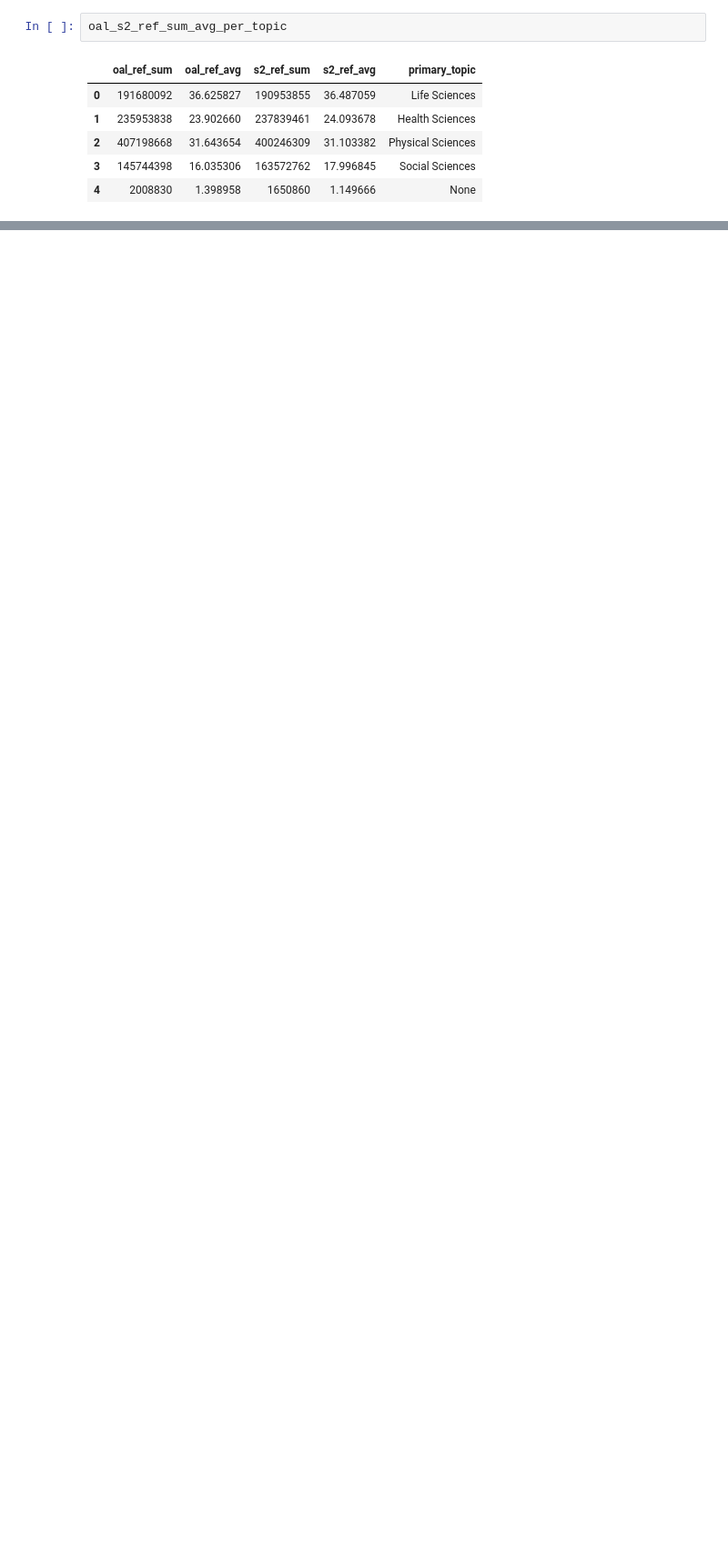
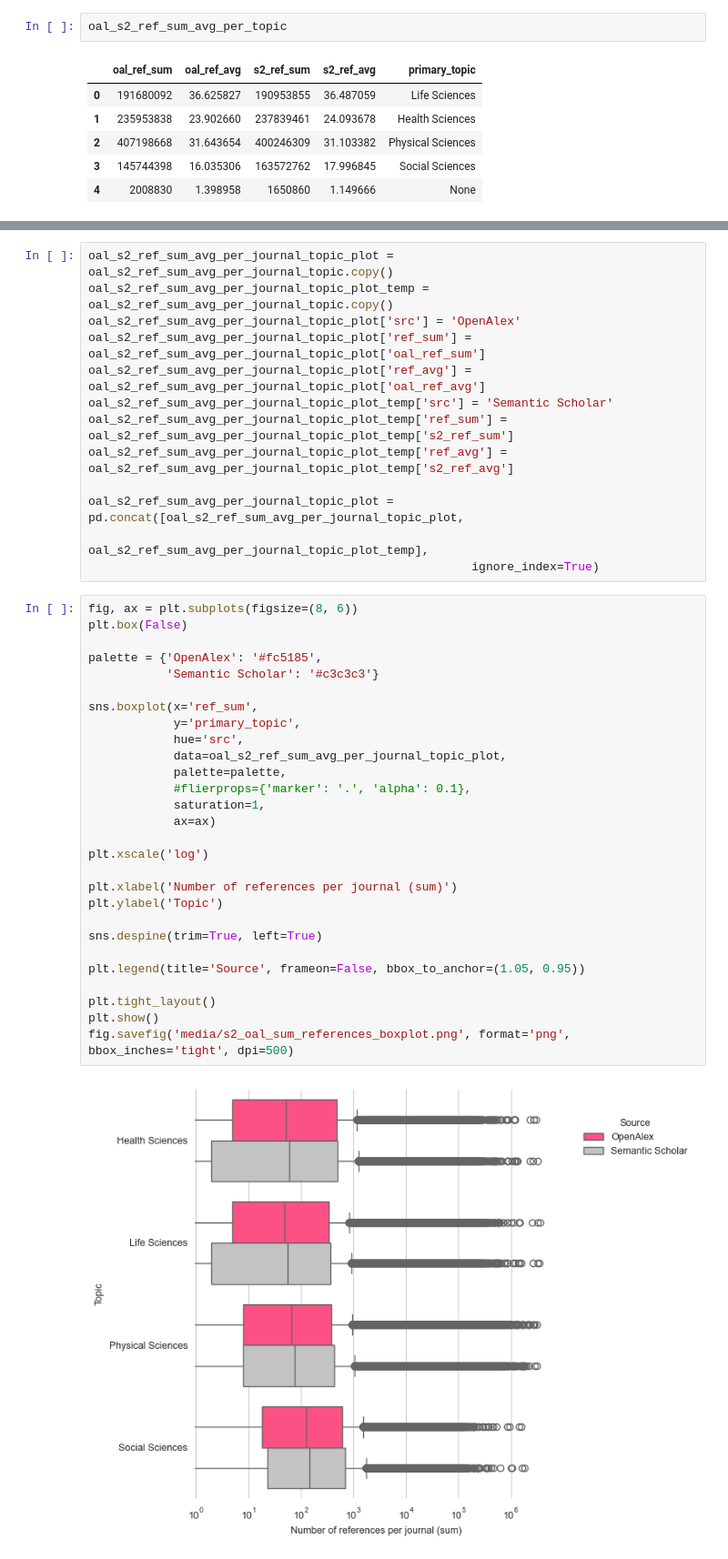
Before and after one commit to naustica/oal_s2_ref, a Jupyter notebook: Codebook.ipynb, the cells around one changed output, grey strips where cells are left out. Shown at 91% size. Drawn from its saved outputs; the diff is of its cells as text; blank space fills up the shorter version.

Commit message:
add boxplot

```diff
--- a/Codebook.ipynb
+++ b/Codebook.ipynb
@@ -491,0 +511,43 @@ oal_s2_ref_sum_avg_per_topic
+# %%
+oal_s2_ref_sum_avg_per_journal_topic_plot = oal_s2_ref_sum_avg_per_journal_topic.copy()
+oal_s2_ref_sum_avg_per_journal_topic_plot_temp = oal_s2_ref_sum_avg_per_journal_topic.copy()
+oal_s2_ref_sum_avg_per_journal_topic_plot['src'] = 'OpenAlex'
+oal_s2_ref_sum_avg_per_journal_topic_plot['ref_sum'] = oal_s2_ref_sum_avg_per_journal_topic_plot['oal_ref_sum']
+oal_s2_ref_sum_avg_per_journal_topic_plot['ref_avg'] = oal_s2_ref_sum_avg_per_journal_topic_plot['oal_ref_avg']
+oal_s2_ref_sum_avg_per_journal_topic_plot_temp['src'] = 'Semantic Scholar'
+oal_s2_ref_sum_avg_per_journal_topic_plot_temp['ref_sum'] = oal_s2_ref_sum_avg_per_journal_topic_plot_temp['s2_ref_sum']
+oal_s2_ref_sum_avg_per_journal_topic_plot_temp['ref_avg'] = oal_s2_ref_sum_avg_per_journal_topic_plot_temp['s2_ref_avg']
+
+oal_s2_ref_sum_avg_per_journal_topic_plot = pd.concat([oal_s2_ref_sum_avg_per_journal_topic_plot,
+                                                      oal_s2_ref_sum_avg_per_journal_topic_plot_temp],
+                                                      ignore_index=True)
+# %%
+fig, ax = plt.subplots(figsize=(8, 6))
+plt.box(False)
+
+palette = {'OpenAlex': '#fc5185',
+           'Semantic Scholar': '#c3c3c3'}
+
+sns.boxplot(x='ref_sum',
+            y='primary_topic',
+            hue='src',
+            data=oal_s2_ref_sum_avg_per_journal_topic_plot,
+            palette=palette,
+            #flierprops={'marker': '.', 'alpha': 0.1},
+            saturation=1,
+            ax=ax)
+
+plt.xscale('log')
+
+plt.xlabel('Number of references per journal (sum)')
+plt.ylabel('Topic')
+
+sns.despine(trim=True, left=True)
+
+plt.legend(title='Source', frameon=False, bbox_to_anchor=(1.05, 0.95))
+
+plt.tight_layout()
+plt.show()
+fig.savefig('media/s2_oal_sum_references_boxplot.png', format='png', bbox_inches='tight', dpi=500)
+# %% [output]
+[figure, added]
```
Also changed, not shown: parts of 1 cell of this notebook, 1 other file.
